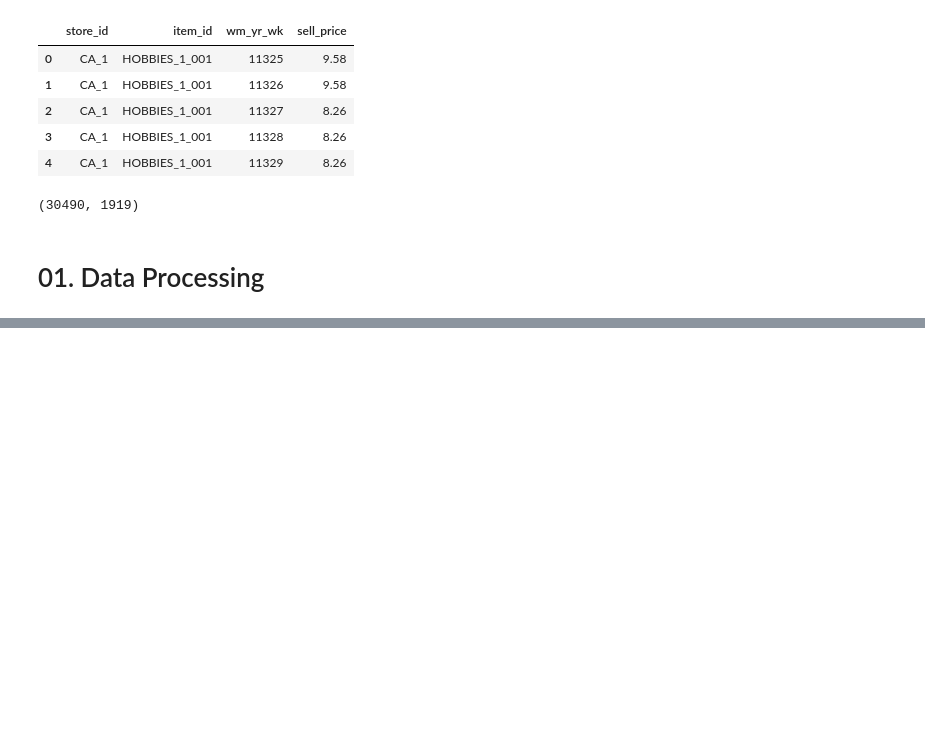
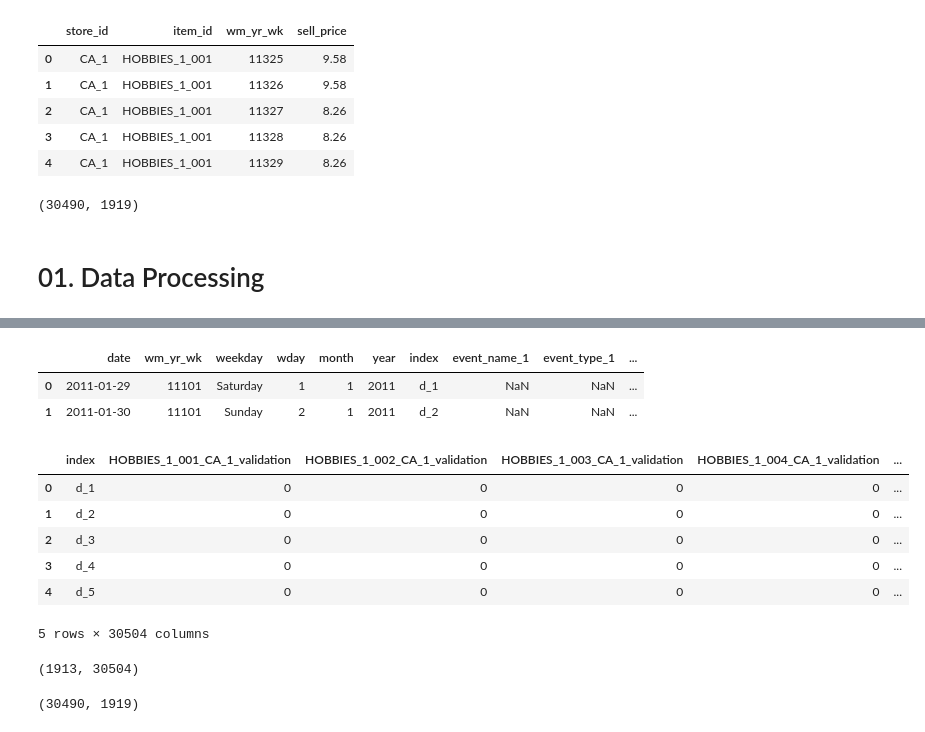
Before and after one commit to kabirmuntasir/2020-M5-Forecasting, a Jupyter notebook: Uncertanity/05102020.ipynb, the cells around one changed output, grey strips where cells are left out. Drawn from its saved outputs; the diff is of its cells as text; code cells hidden in the pictures; blank space fills up the shorter version.

```diff
--- a/Uncertanity/05102020.ipynb
+++ b/Uncertanity/05102020.ipynb
@@ -51,0 +99,25 @@ sales_train_validation.shape
+# %%
+calendar.head(2)
+# %% [output]
+|  | date | wm_yr_wk | weekday | wday | month | year | index | event_name_1 | event_type_1 | ... |
+| 0 | 2011-01-29 | 11101 | Saturday | 1 | 1 | 2011 | d_1 | NaN | NaN | ... |
+| 1 | 2011-01-30 | 11101 | Sunday | 2 | 1 | 2011 | d_2 | NaN | NaN | ... |
+# %%
+stv_T_merge=pd.merge(stv_T,calendar,on=['index'],how='left')
+stv_T_merge.head()
+# %% [output]
+|  | index | HOBBIES_1_001_CA_1_validation | HOBBIES_1_002_CA_1_validation | HOBBIES_1_003_CA_1_validation | HOBBIES_1_004_CA_1_validation | ... |
+| 0 | d_1 | 0 | 0 | 0 | 0 | ... |
+| 1 | d_2 | 0 | 0 | 0 | 0 | ... |
+| 2 | d_3 | 0 | 0 | 0 | 0 | ... |
+| 3 | d_4 | 0 | 0 | 0 | 0 | ... |
+| 4 | d_5 | 0 | 0 | 0 | 0 | ... |
+5 rows × 30504 columns
+# %%
+stv_T_merge.shape
+# %% [output]
+(1913, 30504)
+# %%
+sales_train_validation.shape
+# %% [output]
+(30490, 1919)
```
Also changed, not shown: parts of 8 cells of this notebook.
